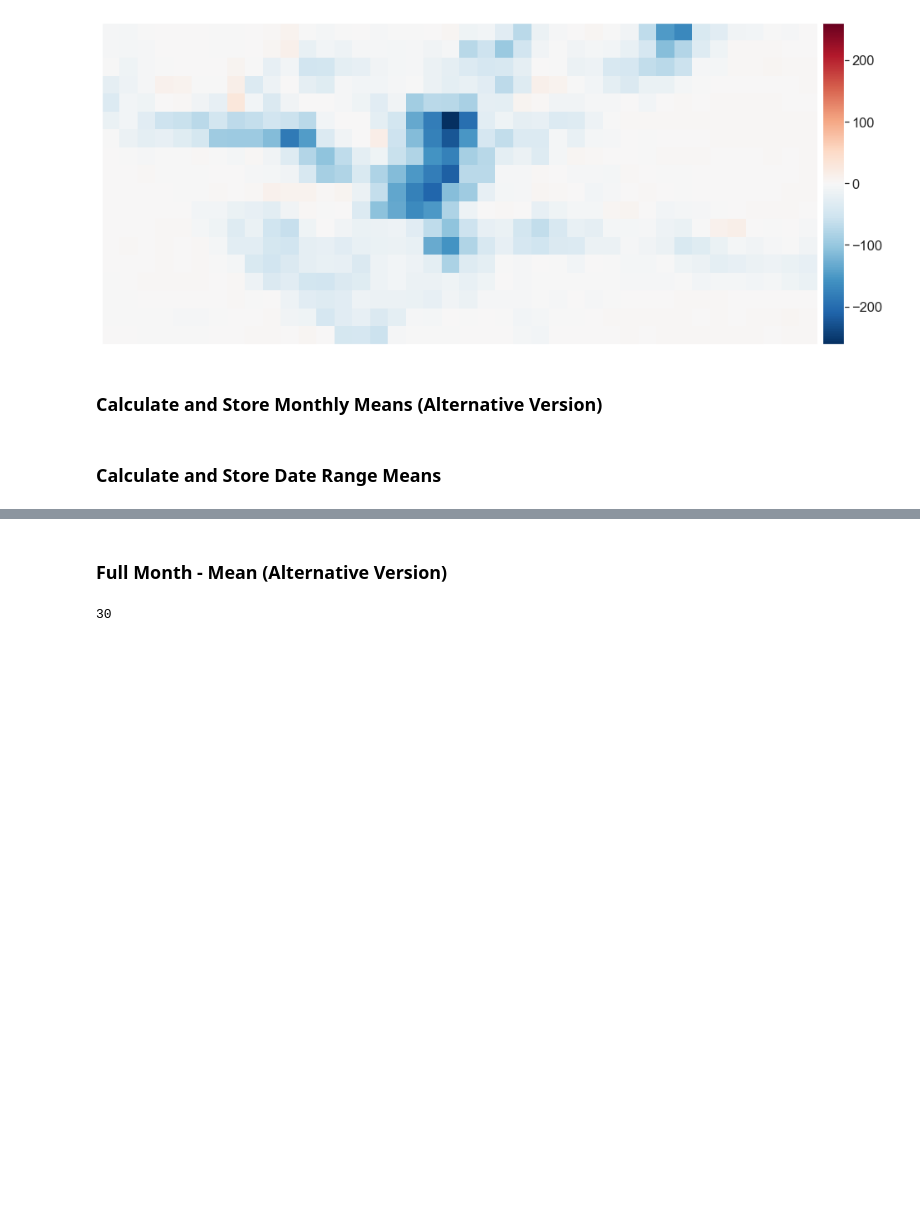
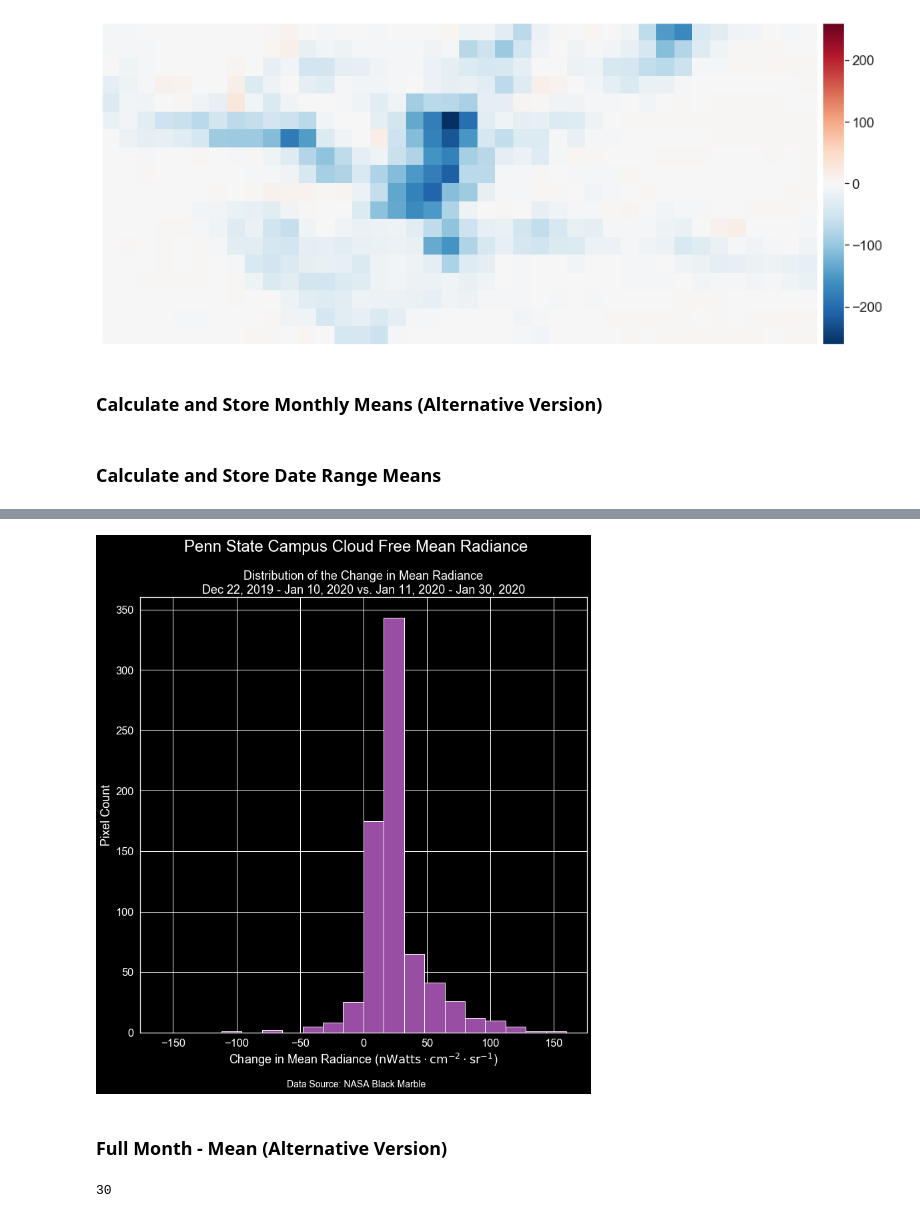
Before and after one commit to calekochenour/remote-sensing-fusion, a Jupyter notebook: 01-code-scripts/penn-state-black-marble-radiance-monthly-means.ipynb, the cells around one changed output, grey strips where cells are left out. Cells and saved outputs as stored; diff of their text form; code cells hidden in the pictures; blank space fills up the shorter version.

```diff
--- a/01-code-scripts/penn-state-black-marble-radiance-monthly-means.ipynb
+++ b/01-code-scripts/penn-state-black-marble-radiance-monthly-means.ipynb
@@ -551,3 +610,24 @@ dict_keys(['20190915-20191015'])
+# %%
+# Histogram
+with plt.style.context('dark_background'):
+    fig, ax = ep.hist(
+        diff,
+        hist_range=(-diff.max(), diff.max()),
+        colors='#984ea3',
+        title='Distribution of the Change in Mean Radiance\nDec 22, 2019 - Jan 10, 2020 vs. Jan 11, 2020 - Jan 30, 2020',
+        xlabel='Change in Mean Radiance ($\mathrm{nWatts \cdot cm^{−2} \cdot sr^{−1}}$)', ylabel='Pixel Count')
+
+    plt.suptitle("Penn State Campus Cloud Free Mean Radiance", size=24)
+
+    # Add caption
+    fig.text(0.5, .03, "Data Source: NASA Black Marble",
+             ha='center', fontsize=14)
+
+plt.savefig(
+    fname="penn-state-mean-radiance-change-distribution-after-dec-2019-grad.png",
+    facecolor='k', dpi=300, transparent=True, bbox_inches='tight')
+# %% [output]
+[figure, added]
 # %% [markdown]
 ### Full Month - Mean (Alternative Version)
 # %%
```
Also changed, not shown: parts of 5 cells of this notebook.
